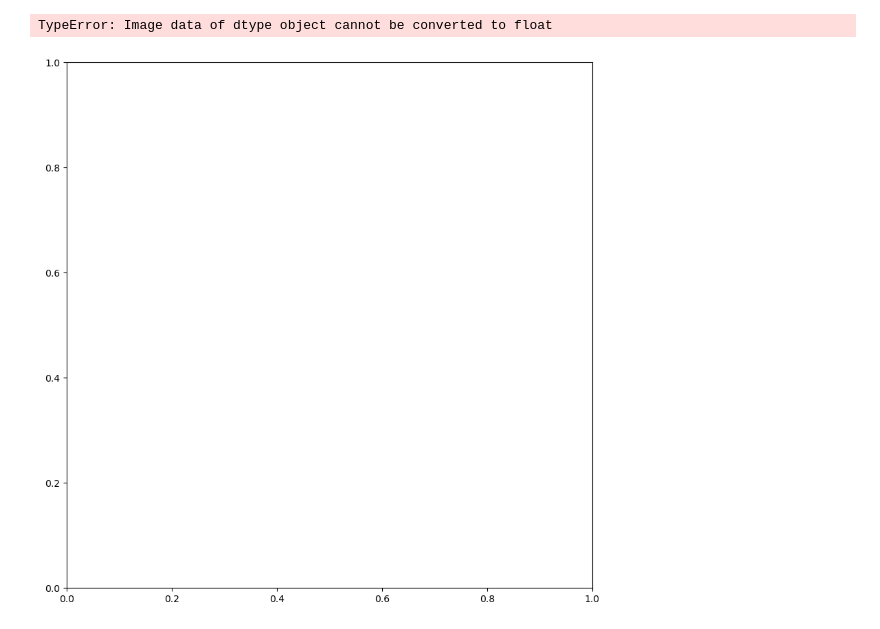
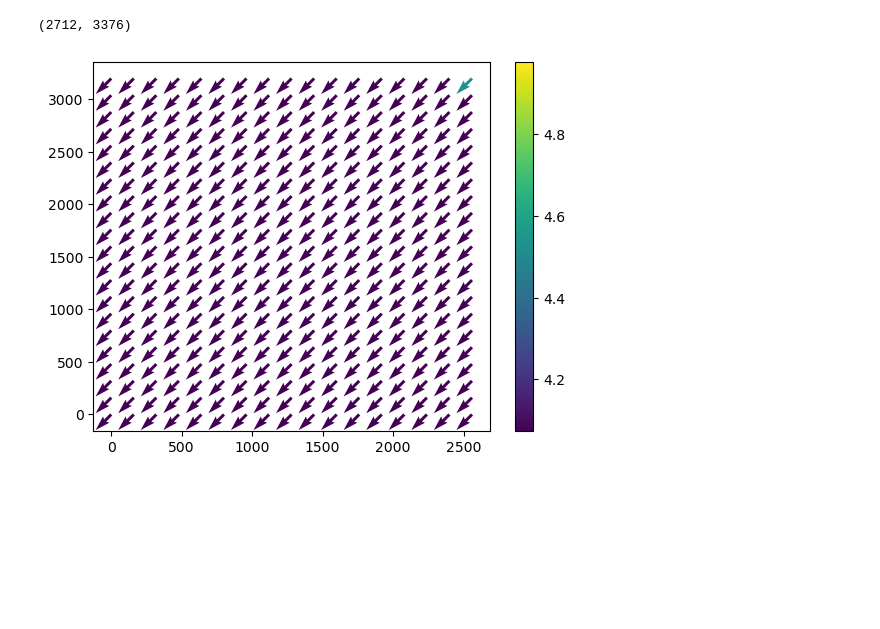
Before and after one commit to demamorad/code-imagrshift, a Jupyter notebook: imageshift.ipynb, the cells around one changed output. Cells and saved outputs as stored; diff of their text form; code cells hidden in the pictures; blank space fills up the shorter version.

```diff
--- a/imageshift.ipynb
+++ b/imageshift.ipynb
@@ -65,8 +62,8 @@ def correlate2d(image1, image2):
 # %%
 ia = image[:32,:32]
 plt.imshow(ia)
-ib = shift(ia,shift= (-3, 4),mode='reflect') #(shift in x, shift in y)
-plt.imshow(ib)
+ib =image_shifted_vertically[:32, :32]#shift(ia,shift= (-3, 4),mode='reflect') #(shift in x, shift in y)
+
 R = correlate2d(ib,ia)
 plt.imshow(real(R))
 i,j = unravel_index(R.argmax(),R.shape)
@@ -80,8 +77,8 @@ rows, cols = ia.shape
 
 # Create x and y coordinates using meshgrid
 x, y = np.meshgrid(np.arange(cols), np.arange(rows))
-u=i
-v=j
+u=i-16
+v=j-16
 M = sqrt(pow(array(u), 2) + pow(array(v), 2))
 
 quiver(x,y,u,v,M)
@@ -108,27 +94,54 @@ def phase_shift(image1, image2):
+# %%
+#referance image
+a_ip= cv2.imread('EXP01TRY000001.T000.D000.P000.H000.LB.TIF', cv2.IMREAD_UNCHANGED)
+a_mean=a_ip-mean(a_ip, axis=(0,1)) #equation 2
+a=a_mean[:, :]
+
+#shefted image
+b_ip =cv2.imread('EXP01TRY000029.T000.D000.P000.H000.LB.TIF', cv2.IMREAD_UNCHANGED)
+b_mean=b_ip-mean(b_ip, axis=(0,1)) #equation 2
+b=b_mean[:, :]
+b.shape
+# %% [output]
+(2712, 3376)
 # %%
 
-iw = 32
+iw = (32, 32)
+#a=image[:, :]
+#b=image_shifted_vertically[:, :]
 
-x,y,u,v,R = [],[],[],[],[]
-for k in range(0,a.shape[0],iw):
-    for m in range(0,a.shape[1],iw):
-        ia = a[k:k+iw,m:m+iw]
-        ib = b[k:k+iw,m:m+iw]
-        ##cross-correlation
-        c = correlate2d(ia,ib)
-        i,j = np.unravel_index(c.argmax(), c.shape)
+# Initialize lists for storing results
+x, y, u, v = [], [], [], []
 
-        x.append(k+iw/2.)
-        y.append(m+iw/2.)
-        u.append(j)
-        v.append(i)
-        R.append(c)
+for k in range(0, a.shape[0],160):
+    for m in range(0, a.shape[1],160):
+        # Check if the current block is within the image boundaries
+        if k + iw[0] <= a.shape[0] and m + iw[1] <= a.shape[1]:
 
-figure(figsize=(12,10))
-plt.imshow(real(R))
-#M = sqrt(pow(array(u), 2) + pow(array(v), 2))
-#quiver(x,y,u,v,M)
-#colorbar()
+          ia = a[k:k+iw[0], m:m+iw[1]]
+          ib = b[k:k+iw[0], m:m+iw[1]]
+
+         # Cross-correlation
+          c = correlate2d(ib, ia)
+          i, j = (unravel_index(c.argmax(), c.shape))
+
+          # Append values to respective lists
+          rows, cols=ia.shape
+          x.append(np.meshgrid(np.arange(cols)))
+          y.append(np.meshgrid(np.arange(rows)))
+          u.append((i - 16)*0.2)
+          v.append((j - 16)*0.2)
+
+          # Calculate magnitude for this particular patch
+          M = sqrt(((i - 16)*0.2)**2 + ((j - 16)*0.2)**2) # 0.2 is for scalling
+
+
+            # Plotting vectors for this patch
+          plt.quiver(k , m , (i - 16)*0.2, (j - 16)*0.2, M) # 0.2 is for scalling
+
+# Display colorbar
+plt.colorbar()
+
+plt.show()
 # %% [output]
-TypeError: Image data of dtype object cannot be converted to float
-[figure, old version]
+[figure, new version]
```
Also changed, not shown: parts of 10 cells of this notebook.
